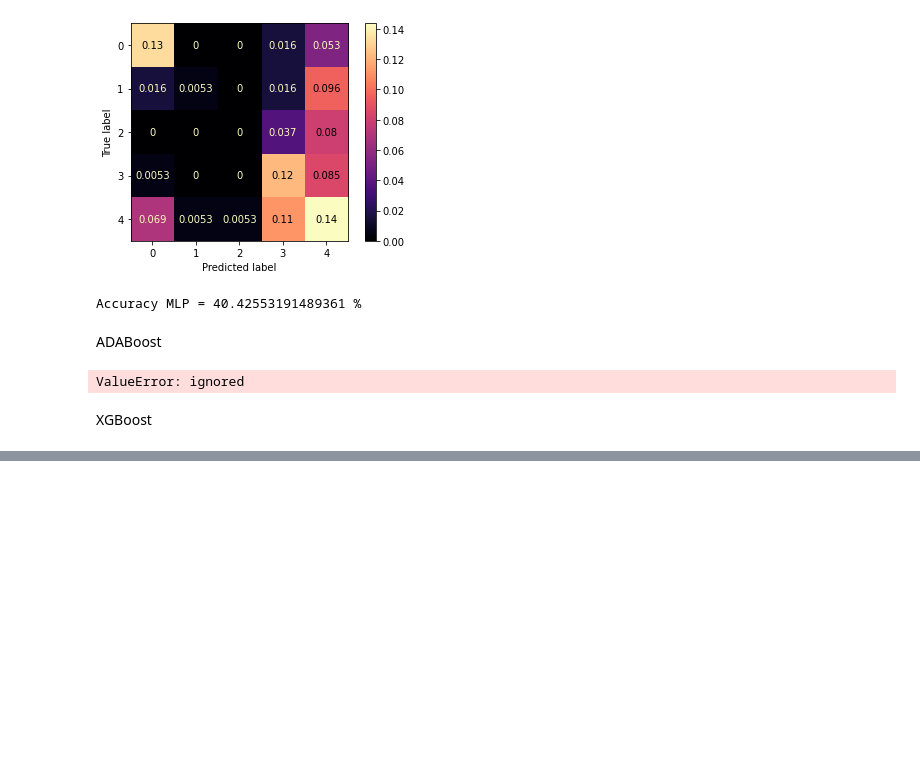
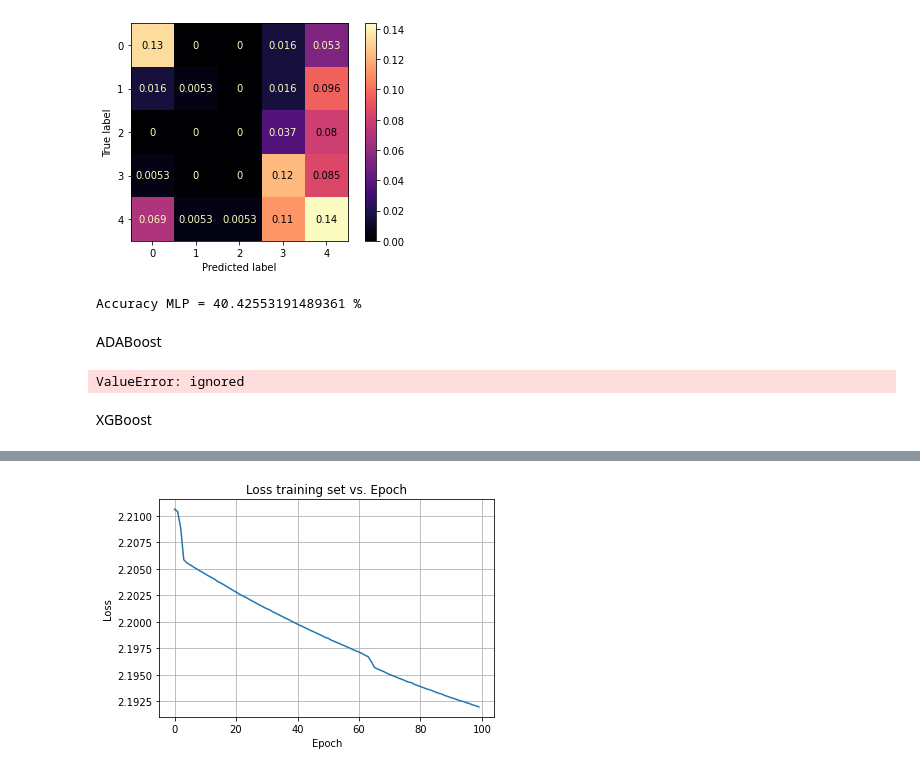
Before and after one commit to n1c0e/Data_Mining-IIC2433-PUC, a Jupyter notebook: Proyecto_final.ipynb, the cells around one changed output, grey strips where cells are left out. Drawn from its saved outputs; the diff is of its cells as text; code cells hidden in the pictures; blank space fills up the shorter version.

```diff
--- a/Proyecto_final.ipynb
+++ b/Proyecto_final.ipynb
@@ -433,0 +480,27 @@ print(f"Accuracy XGBC2 = {metrics.accuracy_score(y_test, y_predict_xgbc2) * 100}
+# %%
+#Define aqui tu encoder, decoder y autoencoder
+
+#Input
+dim_entrada = X_train_np.shape[1] # dim_entrada=300
+#The shape of the data is set as a 300-dimensional vector, because only the shape of each sample is specified
+inputs = keras.Input(shape=(dim_entrada,), name="Inputs")
+#print(inputs.shape) #(None, 300)
+#print(inputs.dtype) #<dtype: 'float32'>
+
+#encoder
+encoder = layers.Dense(150, activation="relu", name="encoder_layer_1")(inputs) # 1 layer
+encoder = layers.Dense(88, activation="relu", name="encoder_layer_2")(encoder) # 2 layer
+#encoder = layers.Dense(6,activation="relu", name="layer_3")(encoder)
+
+#decoder
+decoder = layers.Dense(150, activation='relu', name="decoder_layer_1")(encoder)
+decoder = layers.Dense(300, activation='relu', name="decoder_layer_2")(decoder)
+
+autoencoder = keras.Model(inputs=inputs, outputs=decoder, name="Autoencoder")
+autoencoder.summary()
+#keras.utils.plot_model(model, "model.png")
+keras.utils.plot_model(autoencoder , "Autoencoder info.png", show_shapes=True)
+
+#COMPILACION!!!
+#sgd = keras.optimizers.SGD(learning_rate=0.01)
+autoencoder.compile(optimizer='sgd', loss='mse')
@@ -433,0 +527,5 @@ print(f"Accuracy XGBC2 = {metrics.accuracy_score(y_test, y_predict_xgbc2) * 100}
+# %%
+print("Fit model on training data")
+numero_de_iteraciones = 100
+tamaño_lote = 10
+history=autoencoder.fit(X_train_np, X_train_np, epochs=numero_de_iteraciones, batch_size=tamaño_lote, validation_data=(X_test_np,X_test_np), shuffle=True, verbose=1)
@@ -433,0 +550,8 @@ print(f"Accuracy XGBC2 = {metrics.accuracy_score(y_test, y_predict_xgbc2) * 100}
+# %%
+plt.plot(history.history["loss"])
+plt.title("Loss training set vs. Epoch")
+plt.ylabel("Loss")
+plt.xlabel("Epoch")
+plt.grid(True)
+# %% [output]
+[figure, added]
```
Also changed, not shown: parts of 15 cells of this notebook.
